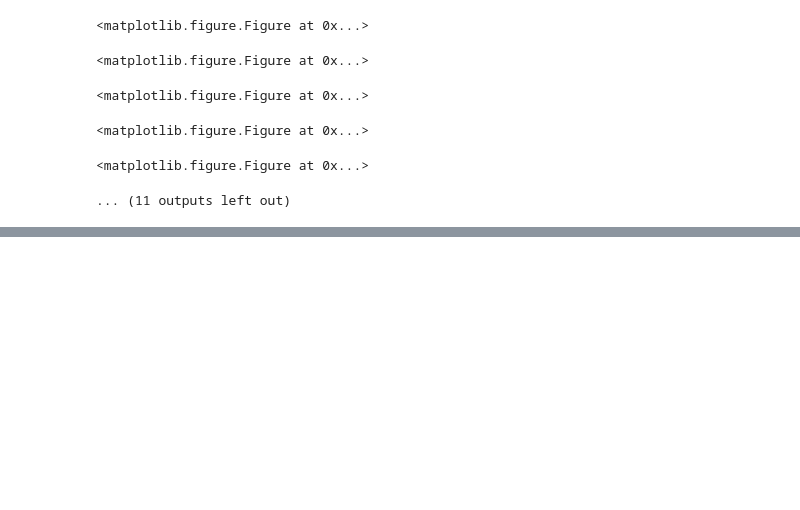
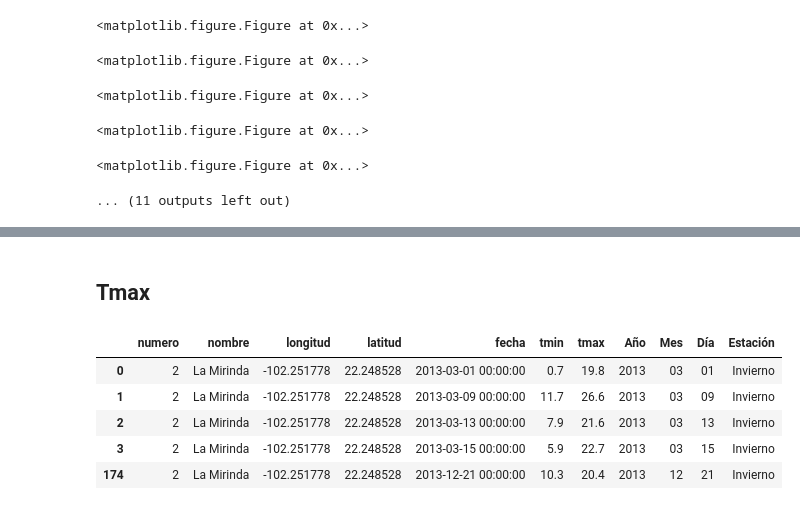
Before and after one commit to jorgemauricio/analisisInvierno, a Jupyter notebook: analisisInvierno_2.ipynb, the cells around one changed output, grey strips where cells are left out. Cells and saved outputs as stored; diff of their text form; code cells hidden in the pictures; blank space fills up the shorter version.

```diff
--- a/analisisInvierno_2.ipynb
+++ b/analisisInvierno_2.ipynb
@@ -270,3 +270,15 @@ for i in dataA['Año'].unique():
 ![2016](maps/Tmin_2016.png)
 ![2017](maps/Tmin_2017.png)
 ![2018](maps/Tmin_2018.png)
+# %% [markdown]
+## Tmax
+# %%
+# media de tmax anual
+data.head()
+# %% [output]
+|  | numero | nombre | longitud | latitud | fecha | tmin | tmax | Año | Mes | Día | Estación |
+| 0 | 2 | La Mirinda | -102.251778 | 22.248528 | 2013-03-01 00:00:00 | 0.7 | 19.8 | 2013 | 03 | 01 | Invierno |
+| 1 | 2 | La Mirinda | -102.251778 | 22.248528 | 2013-03-09 00:00:00 | 11.7 | 26.6 | 2013 | 03 | 09 | Invierno |
+| 2 | 2 | La Mirinda | -102.251778 | 22.248528 | 2013-03-13 00:00:00 | 7.9 | 21.6 | 2013 | 03 | 13 | Invierno |
+| 3 | 2 | La Mirinda | -102.251778 | 22.248528 | 2013-03-15 00:00:00 | 5.9 | 22.7 | 2013 | 03 | 15 | Invierno |
+| 174 | 2 | La Mirinda | -102.251778 | 22.248528 | 2013-12-21 00:00:00 | 10.3 | 20.4 | 2013 | 12 | 21 | Invierno |
```
Also changed, not shown: parts of 15 cells of this notebook, 44 other files.
